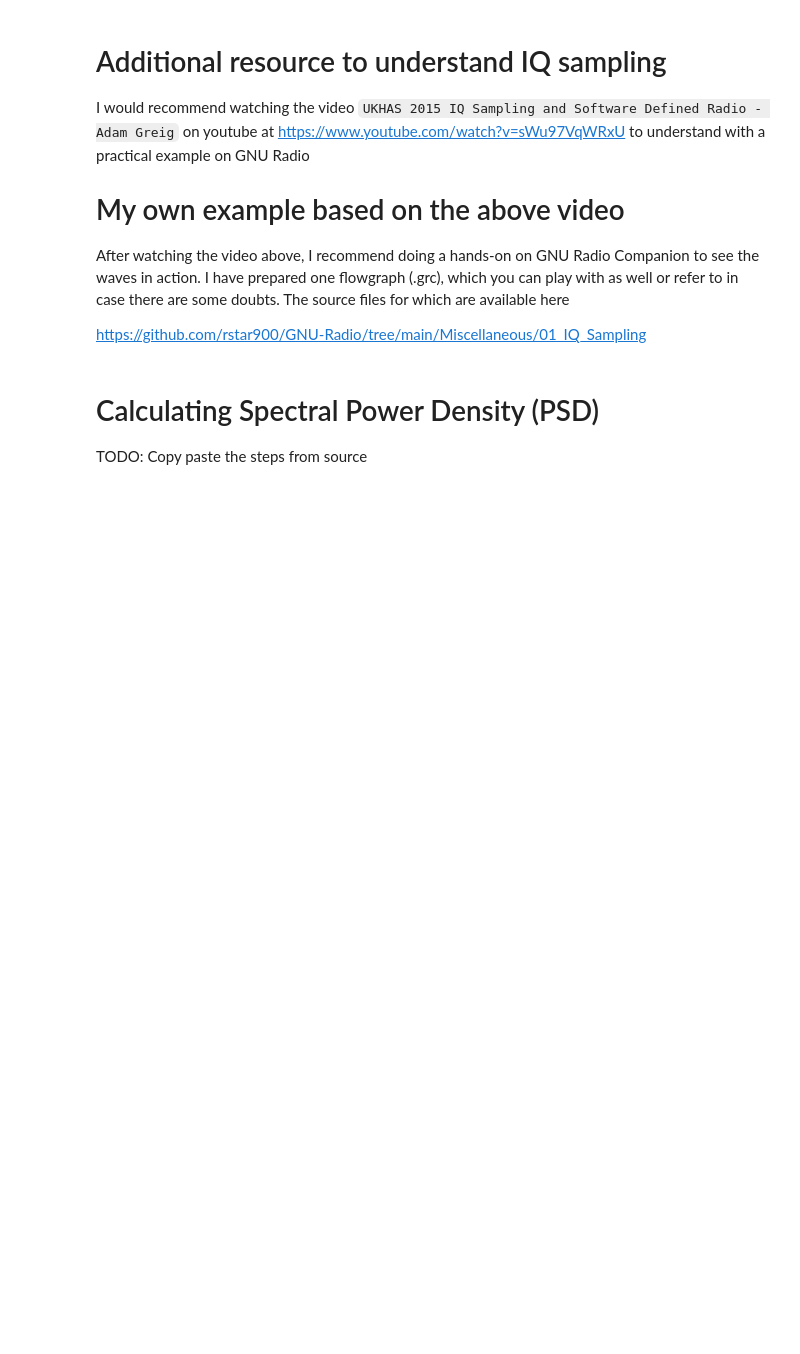
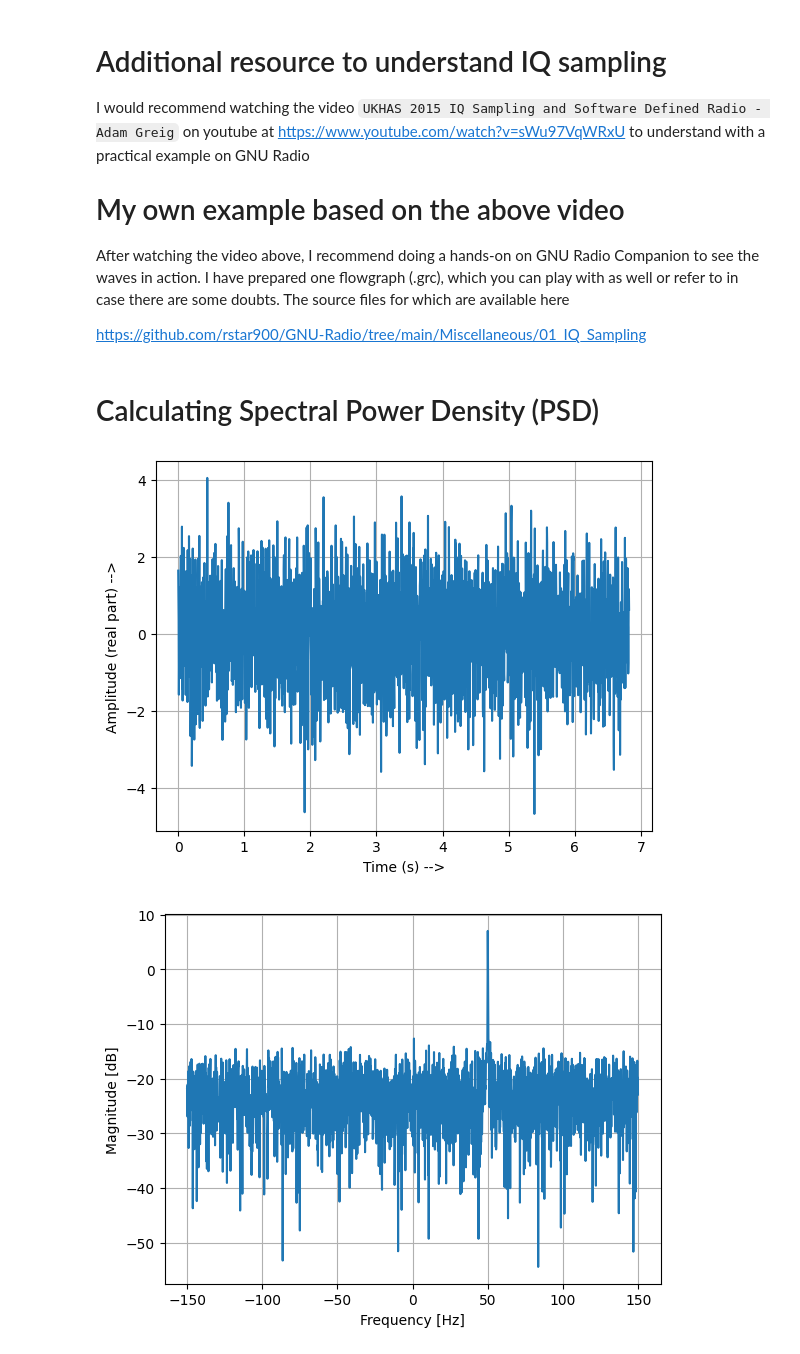
Before and after one commit to rstar900/PySDR, a Jupyter notebook: 02_IQ_Sampling.ipynb, the cells around one changed output. Saved outputs shown, nothing was run; the diff lists cells and outputs as text; code cells hidden in the pictures; blank space fills up the shorter version.

```diff
--- a/02_IQ_Sampling.ipynb
+++ b/02_IQ_Sampling.ipynb
@@ -27,5 +27,3 @@ The source files for which are available here
 https://github.com/rstar900/GNU-Radio/tree/main/Miscellaneous/01_IQ_Sampling
 # %% [markdown]
 # Calculating Spectral Power Density (PSD)
-
-TODO: Copy paste the steps from source
@@ -33,0 +30,45 @@ TODO: Copy paste the steps from source
+# %%
+import numpy as np
+import matplotlib.pyplot as plt
+
+Fs = 300 # 300 Hz as sampling frequency
+Ts = 1 / Fs # Sample period
+N = 2048 # Number of samples
+
+# Time domain function (x(t))
+t = np.arange(N) * Ts
+x = np.exp(1j*2*np.pi*50*t) # Sinusoid at 50 Hz
+
+# Noise
+n = (np.random.randn(N) + 1j*np.random.randn(N))/np.sqrt(2) # Complex noise with unity power
+noise_power = 2
+r = x + n * np.sqrt(noise_power) # Adding noise to x(t)
+
+# Plot x(t) with added noise (r(t))
+plt.figure(0)
+#plt.plot(t[:100], r.real[:100]) # just plot 100 points
+plt.plot(t, r.real)
+plt.xlabel("Time (s) -->")
+plt.ylabel("Amplitude (real part) -->")
+plt.grid(True)
+#plt.show() # can be commented now as we can call at the very end to plot all graphs
+
+# Calculate PSD as a function in frequency domain (PSD_shifted(f))
+PSD = np.abs(np.fft.fft(r))**2 / (N*Fs)
+PSD_log = 10.0 * np.log10(PSD)
+PSD_shifted = np.fft.fftshift(PSD_log)
+
+# Frequency domain function
+# Add frequency index from -Fs/2 to Fs/2 at intervals of Fs/N
+f = np.arange(-Fs/2.0, Fs/2.0, Fs/N)
+
+# Plot PSD_shifted(f)
+plt.figure(1)
+plt.plot(f, PSD_shifted)
+plt.xlabel("Frequency [Hz]")
+plt.ylabel("Magnitude [dB]")
+plt.grid(True)
+plt.show()
+# %% [output]
+[figure, added]
+[figure, added]
```
Also changed, not shown: parts of 1 cell of this notebook.
